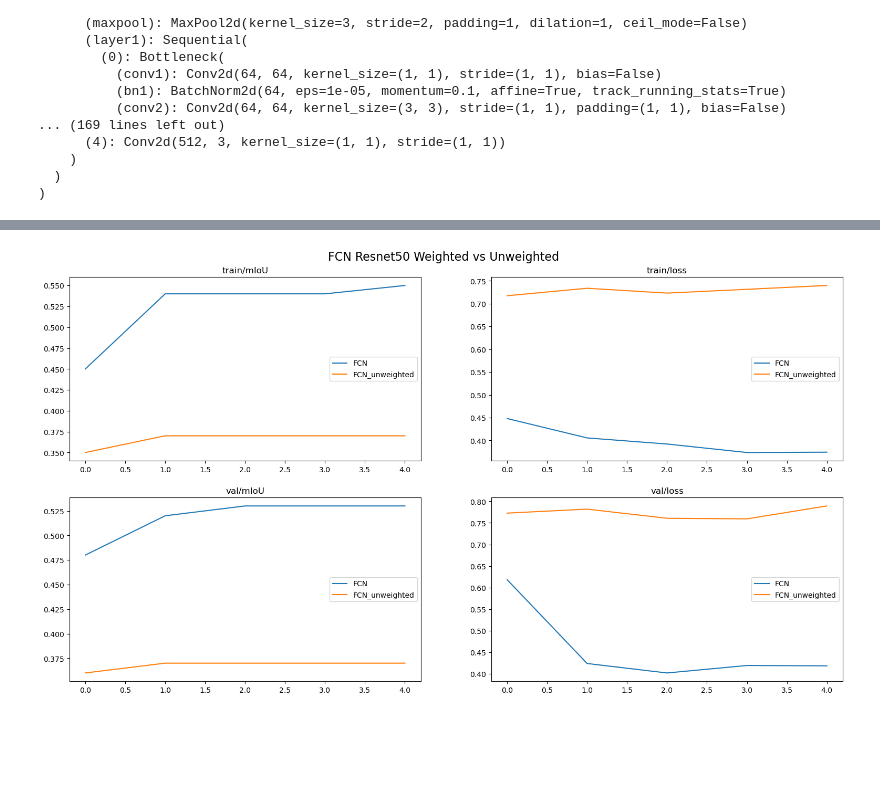
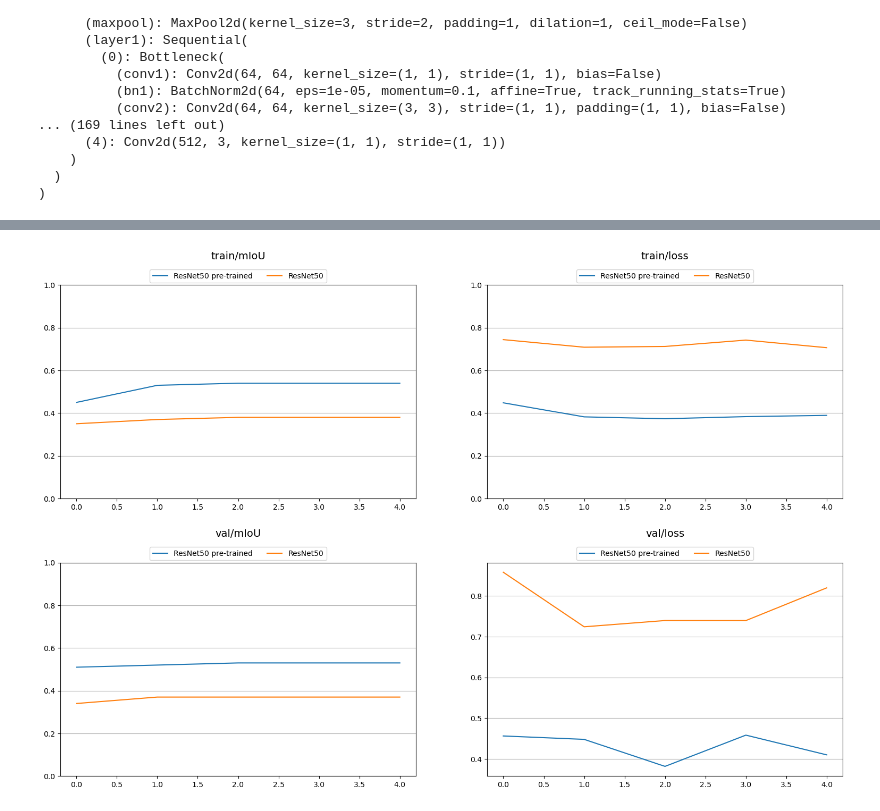
Before and after one commit to custibor99/dlvc_ss24, a Jupyter notebook: assignments/assignment_2/OxfordExample.ipynb, the cells around one changed output, grey strips where cells are left out. Saved outputs shown, nothing was run; the diff lists cells and outputs as text; code cells hidden in the pictures; blank space fills up the shorter version.

Commit message:
plot fixed

```diff
--- a/assignments/assignment_2/OxfordExample.ipynb
+++ b/assignments/assignment_2/OxfordExample.ipynb
@@ -267,36 +271,46 @@ Val loss: [0.772613525390625, 0.7818447351455688, 0.7606291770935059, 0.75927501
 # %%
 import matplotlib.pyplot as plt
+from matplotlib.ticker import FuncFormatter
+
 plt.style.use('ggplot')
 plt.style.use('default')
 plt.rcParams['axes.facecolor'] = 'white'
-fig, axs = plt.subplots(2, 2, figsize=(19, 10))
-fig.suptitle('FCN Resnet50 Weighted vs Unweighted', fontsize=16, y=0.93)
+fig, axs = plt.subplots(2, 2, figsize=(19, 12))
+formatter = FuncFormatter(lambda y, _: '{:.1f}'.format(y))  # Define the formatter
 
-axs[0, 0].plot(train_mIoU, label="FCN")
-axs[0, 0].plot(train_mIoU_false, label="FCN_unweighted")
-axs[0, 0].set_title('train/mIoU', fontsize=12)
-axs[0, 0].legend(fontsize=10)
+# Apply the formatter to the y-axis of each subplot
+for ax in axs.flat:
+    ax.yaxis.set_major_formatter(formatter)
 
-axs[1, 0].plot(val_mIoU, label="FCN")
-axs[1, 0].plot(val_mIoU_false, label="FCN_unweighted")
-axs[1, 0].set_title('val/mIoU', fontsize=12)
-axs[1, 0].legend(fontsize=10)
-
-axs[0, 1].plot(train_loss, label="FCN")
-axs[0, 1].plot(train_loss_false, label="FCN_unweighted")
-axs[0, 1].set_title('train/loss', fontsize=12)
-axs[0, 1].legend(fontsize=10)
-
-axs[1, 1].plot(val_loss, label="FCN")
-axs[1, 1].plot(val_loss_false, label="FCN_unweighted")
-axs[1, 1].set_title('val/loss', fontsize=12)
-axs[1, 1].legend(fontsize=10)
-
-
-fig.savefig("fcn_resnet50_weighted_vs_unweighted.png")
+axs[0, 0].plot(train_mIoU, label="ResNet50 pre-trained")
+axs[0, 0].plot(train_mIoU_false, label="ResNet50")
+axs[0, 0].set_title('train/mIoU', fontsize=14, y=1.1)
+axs[0, 0].legend(fontsize=10, loc='upper center', ncol=2, bbox_to_anchor=(0.5, 1.09))
+axs[0, 0].set_ylim([0,1])
+axs[0, 0].grid(axis='y')
+axs[1, 0].plot(val_mIoU, label="ResNet50 pre-trained")
+axs[1, 0].plot(val_mIoU_false, label="ResNet50")
+axs[1, 0].set_title('val/mIoU', fontsize=14, y=1.1)
+axs[1, 0].legend(fontsize=10, loc='upper center', ncol=2, bbox_to_anchor=(0.5, 1.09))
+axs[1, 0].set_ylim([0,1])
+axs[1, 0].grid(axis='y')
+axs[0, 1].plot(train_loss, label="ResNet50 pre-trained")
+axs[0, 1].plot(train_loss_false, label="ResNet50")
+axs[0, 1].set_title('train/loss', fontsize=14, y=1.1)
+axs[0, 1].legend(fontsize=10, loc='upper center', ncol=2, bbox_to_anchor=(0.5, 1.09))
+axs[0, 1].set_ylim([0,1])
+axs[0, 1].grid(axis='y')
+axs[1, 1].plot(val_loss, label="ResNet50 pre-trained")
+axs[1, 1].plot(val_loss_false, label="ResNet50")
+axs[1, 1].set_title('val/loss', fontsize=14, y=1.1)
+axs[1, 1].legend(fontsize=10, loc='upper center', ncol=2, bbox_to_anchor=(0.5, 1.09))
+axs[0, 1].set_ylim([0,1])
+axs[1, 1].grid(axis='y')
+fig.subplots_adjust(wspace=0.2, hspace=0.3)
+fig.savefig("img/fcn_resnet50_weighted_vs_unweighted.png")
 plt.show()
 # %% [output]
-[figure, old version]
+[figure, new version]
 # %%
 import matplotlib.pyplot as plt
 plt.style.use('ggplot')
```
Also changed, not shown: parts of 9 cells of this notebook, 7 other files.
